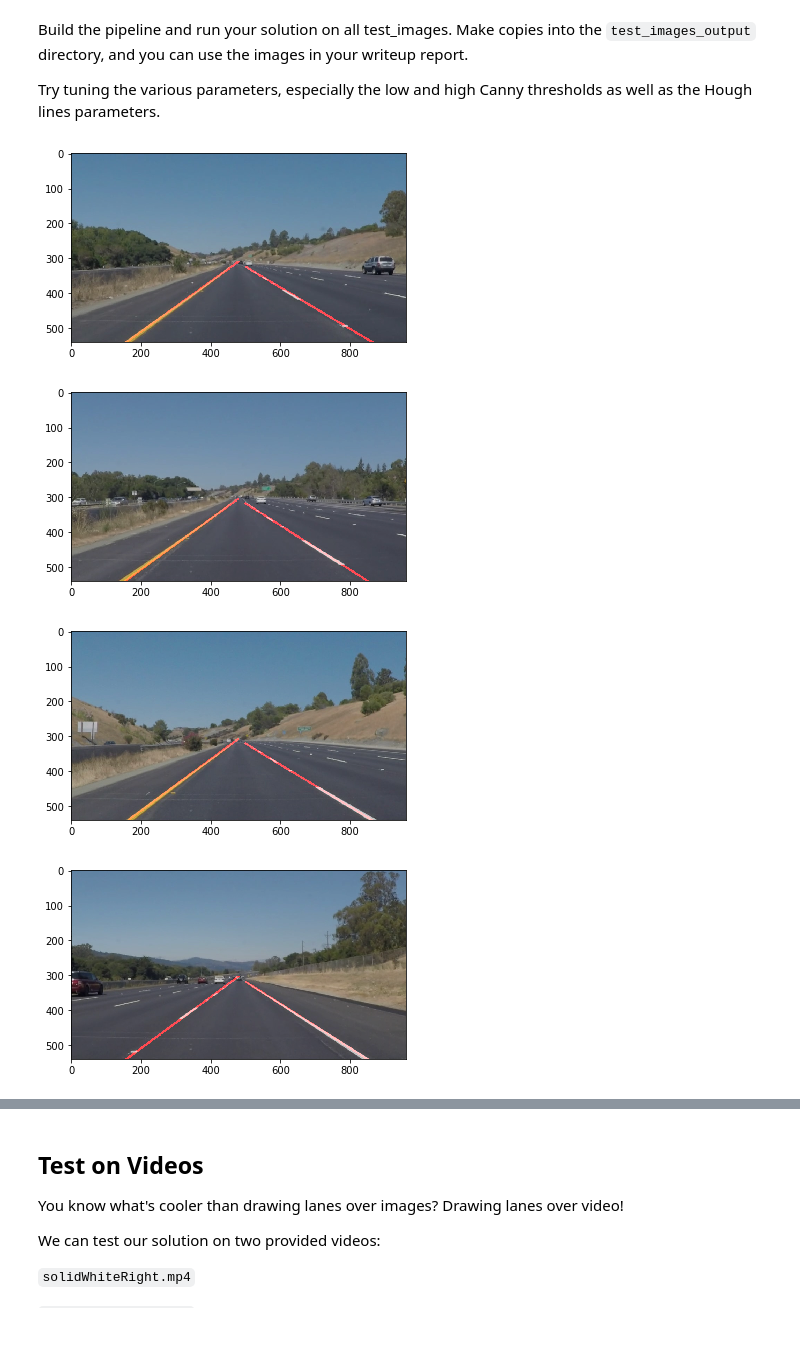
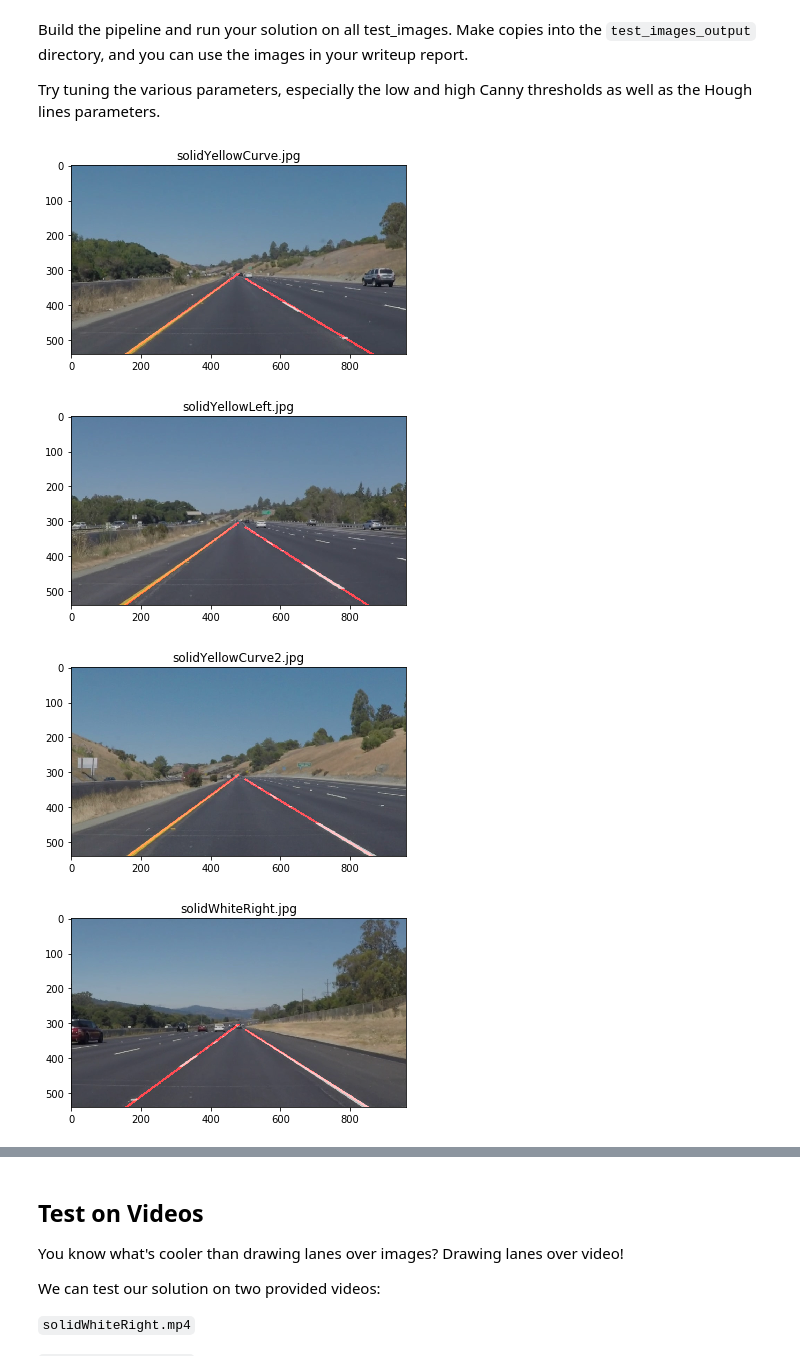
Before and after one commit to vikashvverma/CarND-LaneLines-P1, a Jupyter notebook: P1.ipynb, the cells around one changed output, grey strips where cells are left out. Saved outputs shown, nothing was run; the diff lists cells and outputs as text; code cells hidden in the pictures; blank space fills up the shorter version.

```diff
--- a/P1.ipynb
+++ b/P1.ipynb
@@ -80,16 +80,31 @@ This image is: <class 'numpy.ndarray'> with dimensions: (540, 960, 3)
 Below are some helper functions to help get you started. They should look familiar from the lesson!
 # %%
 def slope_intercept(x1, y1, x2, y2):
+    """
+    This function returns slope and intercpt given two points
+    """
     m = (y2 - y1)/(x2 - x1)
     c = y1 - (m*x1)
     return m, c
 # %%
 def average_lines(lines):
+    """
+    This function receives a set of lines(each line consist of two set of points) and
+    returns two averaged out line based on the slope and intercept.
+
+    Average out slope and intercept together when slope is less than zero and when
+    slope is greater than zero.
+    Ignores the line when slope is infinity.
+    """
+
+    # Dictionary for positive and negative slopes and intercepSts
     positives = {"slope": [], "intercept": []}
     negatives = {"slope": [], "intercept": []}
     for line in lines:
         for x1, y1, x2, y2 in line:
             m, c = slope_intercept(x1, y1, x2, y2)
+
+            # Skip when slope is infinity
             if np.isnan(m):
                 continue
 
@@ -102,13 +117,13 @@ def average_lines(lines):
 
     new_lines = []
 
+    # Checks if these is at least one slope(otherwise slope would be infinity)
     if len(positives['slope']) > 0:
         m1 = np.mean(positives['slope'])
         c1 = np.mean(positives['intercept'])
 
         xs = np.arange(500, 960, 1)
         for i in range(len(xs)-1):
-            # Using slope 1
             x1 = xs[i]
             y1 = x1 * m1 + c1
             x2 = xs[i + 1]
@@ -122,15 +137,10 @@ def average_lines(lines):
 
         xs = np.arange(0, 480, 1)
         for i in range(len(xs)-1):
-            # Using slope 1
             x1 = xs[i]
             y1 = x1 * m2 + c2
             x2 = xs[i+1]
             y2 = x2 * m2 + c2
             new_lines.append([[x1, y1, x2, y2]])
 
-#     if c1 < 36:
-#         print("\n\nPositives: {}".format(positives))
-#         print("\n\Negatives: {}".format(negatives))
-#         print("\n\nSlopes: {}, {}, {}, {}".format(m1, c1, m2, c2))
     return np.array(new_lines).astype(int)
@@ -164,29 +147,29 @@ def averaged_lines(lines):
 # %%
 def extend_line(lines):
+    """
+    Given a set of lines, this function extends the line based
+    on it's slope and intercepts. The genrated lines are not
+    smooth. So lines are averaged out and returned.ss
+    """
     new_lines = []
     for line in lines:
         for x1, y1, x2, y2 in line:
             m, c = slope_intercept(x1, y1, x2, y2)
-#             print("Line: {}".format(line))
-#             print("Slope: {}, Intercept: {}".format(m, c))
 
             if m >= 0:
                 xs = np.arange(0, 450, 5)
-#                 print("Points: {}".format(xs))
                 for x in xs:
                     x3 = x1 + x
                     y3 = m*x3 + c
                     new_lines.append([[x3, y3, x1, y1]])
             if m < 0:
                 xs = np.arange(0, 450, 5)
-#                 print("Points: {}".format(xs))
                 for x in xs:
                     x3 = x1 - x
                     y3 = m*x3 + c
                     new_lines.append([[x3, y3, x2, y2]])
-#         print("New Points: {}".format(np.array(new_lines).astype(int)))
-    return averaged_lines(np.concatenate((lines, np.array(new_lines).astype(int))))
-#     return np.concatenate((lines, np.array(new_lines).astype(int)))
+    extended_lines = np.concatenate((lines, np.array(new_lines).astype(int)))
+    return average_lines(extended_lines)
 # %%
 import math
 
@@ -346,12 +326,13 @@ def draw_lane(image):
 # %%
 for lane in lanes:
     image = mpimg.imread("test_images/{}".format(lane))
     lines_edges = draw_lane(image)
+    plt.title(lane)
     plt.imshow(lines_edges)
     cv2.imwrite("test_images_output/{}".format(lane), cv2.cvtColor(lines_edges, cv2.COLOR_RGB2BGR))
     plt.show()
 # %% [output]
-[figure, old version]
+[figure, new version]
-[figure, old version]
+[figure, new version]
-[figure, old version]
+[figure, new version]
-[figure, old version]
+[figure, new version]
```
Also changed, not shown: parts of 7 cells of this notebook, 1 other file.
